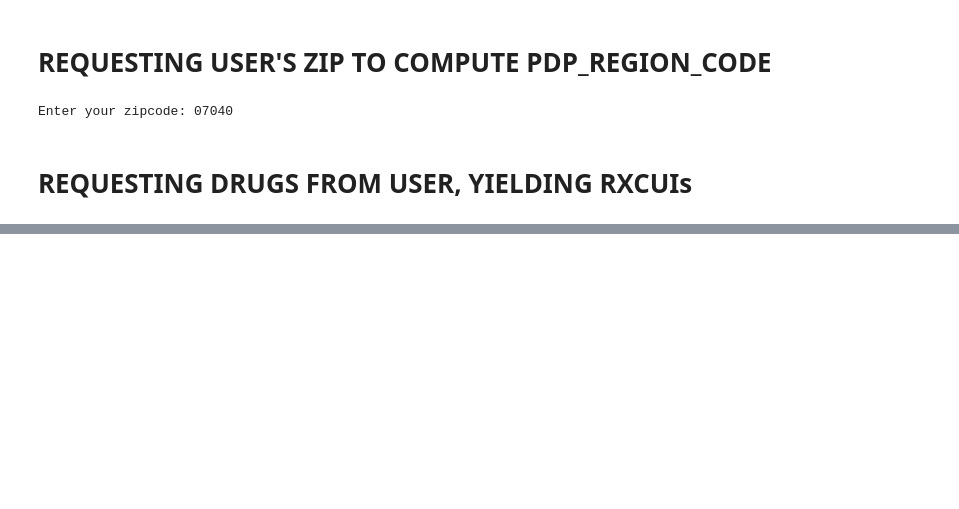
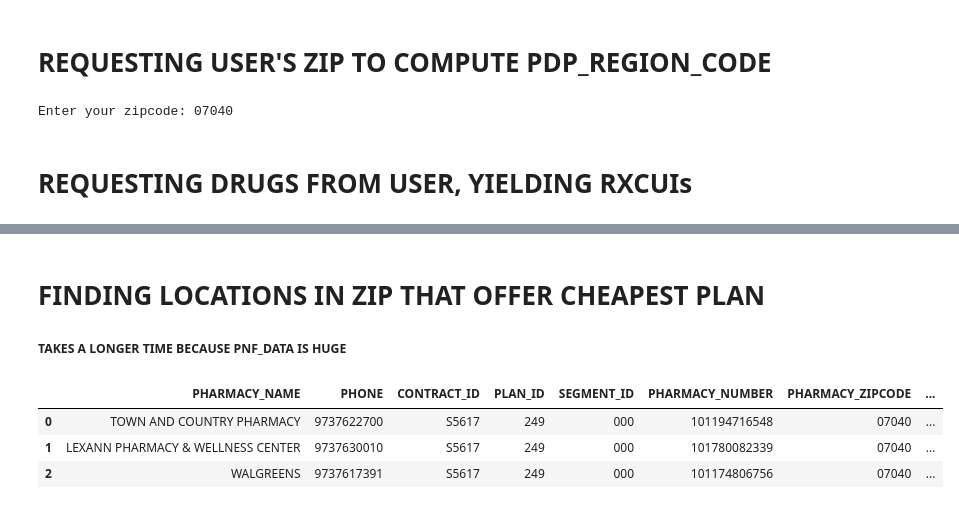
Before and after one commit to khayyamsaleem/medaccess, a Jupyter notebook: src/PDP_FINDER.ipynb, the cells around one changed output, grey strips where cells are left out. Saved outputs shown, nothing was run; the diff lists cells and outputs as text; code cells hidden in the pictures; blank space fills up the shorter version.

```diff
--- a/src/PDP_FINDER.ipynb
+++ b/src/PDP_FINDER.ipynb
@@ -189,0 +240,17 @@ pd.read_sql("select * from FORMULARY_DATA limit 10",conn)
+# %% [markdown]
+# FINDING LOCATIONS IN ZIP THAT OFFER CHEAPEST PLAN
+##### TAKES A LONGER TIME BECAUSE PNF_DATA IS HUGE
+# %%
+pd.read_sql("select NCPDP.PHARMACY_NAME, NCPDP.PHONE, PNF_DATA.* \
+             from NCPDP, PNF_DATA\
+             where PNF_DATA.CONTRACT_ID='"+out.iloc[0].CONTRACT_ID+"' and \
+                   cast(PNF_DATA.PLAN_ID as integer)="+str(out.iloc[0].PLAN_ID)+" and \
+                   cast(PNF_DATA.SEGMENT_ID as integer)="+str(out.iloc[0].SEGMENT_ID)+" and \
+                   PNF_DATA.PREFERRED_STATUS_RETAIL='Y' and \
+                   PNF_DATA.PHARMACY_ZIPCODE='"+user_zip+"' and \
+                   NCPDP.NPI is substr(PNF_DATA.PHARMACY_NUMBER,3)",conn)
+# %% [output]
+|  | PHARMACY_NAME | PHONE | CONTRACT_ID | PLAN_ID | SEGMENT_ID | PHARMACY_NUMBER | PHARMACY_ZIPCODE | ... |
+| 0 | TOWN AND COUNTRY PHARMACY | 9737622700 | S5617 | 249 | 000 | 101194716548 | 07040 | ... |
+| 1 | LEXANN PHARMACY & WELLNESS CENTER | 9737630010 | S5617 | 249 | 000 | 101780082339 | 07040 | ... |
+| 2 | WALGREENS | 9737617391 | S5617 | 249 | 000 | 101174806756 | 07040 | ... |
```
Also changed, not shown: parts of 8 cells of this notebook.
